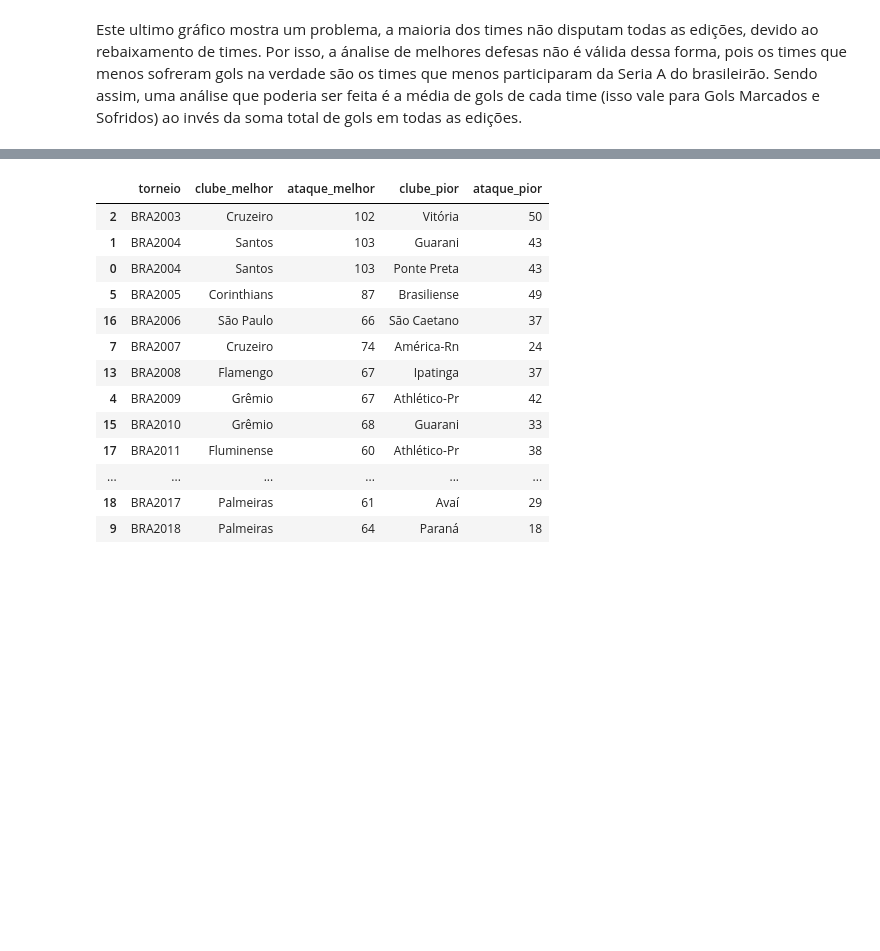
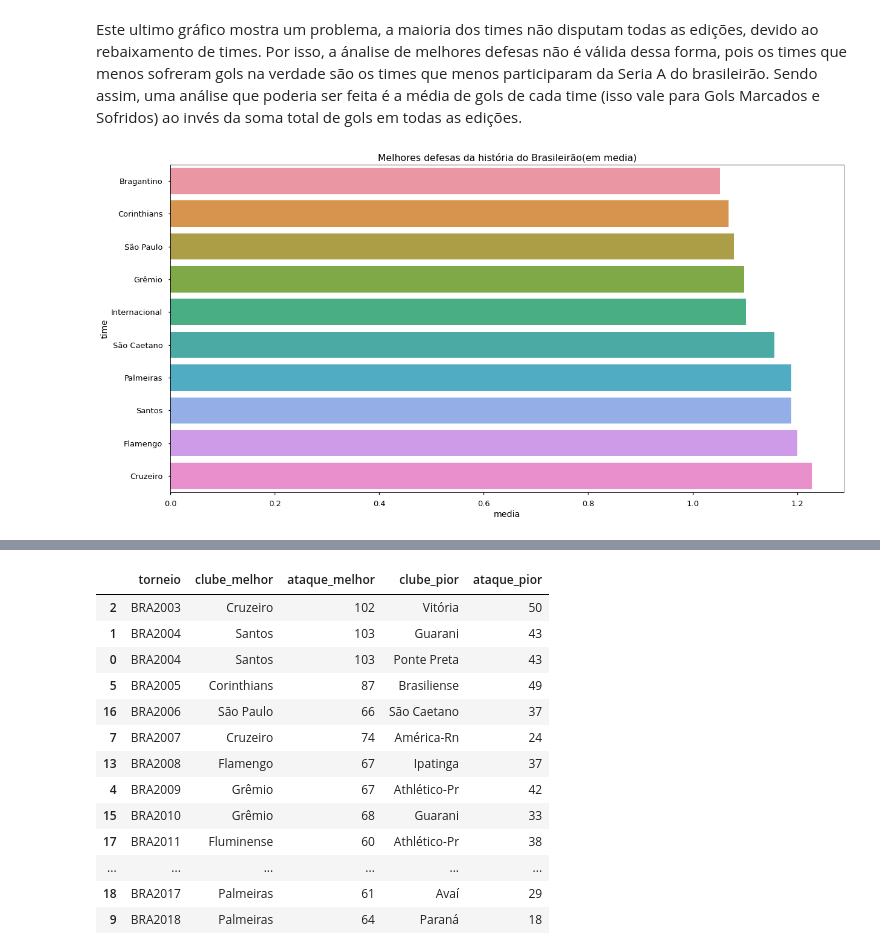
Before and after one commit to seupedro7/Dados-Abertos-Campeonato-Brasileiro, a Jupyter notebook: Pedro_Oliveira_Trainee_CIS_1_semana.ipynb, the cells around one changed output, grey strips where cells are left out. Saved outputs shown, nothing was run; the diff lists cells and outputs as text; code cells hidden in the pictures; blank space fills up the shorter version.

```diff
--- a/Pedro_Oliveira_Trainee_CIS_1_semana.ipynb
+++ b/Pedro_Oliveira_Trainee_CIS_1_semana.ipynb
@@ -191,27 +206,29 @@ Sendo assim, uma análise que poderia ser feita é a média de gols de cada time
 # %%
 
 jogosm= df.mandante.value_counts()
 jogosv = df.visitante.value_counts()
 jogos = (jogosm+jogosv).to_frame().reset_index()
 jogos = jogos.rename(columns= {0: 'list'})
 jogos.index.name = 'index'
 
 jogos.columns= ["time","jogos"]
 
 gols_mandante_time  = df.groupby('visitante')['mandante placar' ].sum().sort_values(ascending=True).reset_index()
 gols_mandante_time.rename(columns  = {"visitante": "time", 'mandante placar' : 'gols sofridos' }, inplace=True)
 
 gols_visitante_time = df.groupby('mandante' )['visitante placar'].sum().sort_values(ascending=True).reset_index()
 gols_visitante_time.rename(columns = {"mandante" : "time", 'visitante placar': 'gols sofridos' }, inplace=True)
 
 gols_time = pd.concat([gols_mandante_time, gols_visitante_time])
 
 gols_time= gols_time.merge(jogos)
 gols_time['media']=gols_time['gols sofridos'] / gols_time['jogos']
-gols_time.head(20)
+
 gols_sofridos_time = gols_time.groupby('time')['media'].sum().sort_values(ascending=True).reset_index()
 
 
-#sns.barplot(x="media", y="time", data=gols_sofridos_time.head(10))
-#plt.title('Melhores defesas da história do Brasileirão')
-#plt.show()
+sns.barplot(x="media", y="time", data=gols_sofridos_time.head(10))
+plt.title('Melhores defesas da história do Brasileirão(em media)')
+plt.show()
+# %% [output]
+[figure, added]
```
Also changed, not shown: parts of 24 cells of this notebook.
